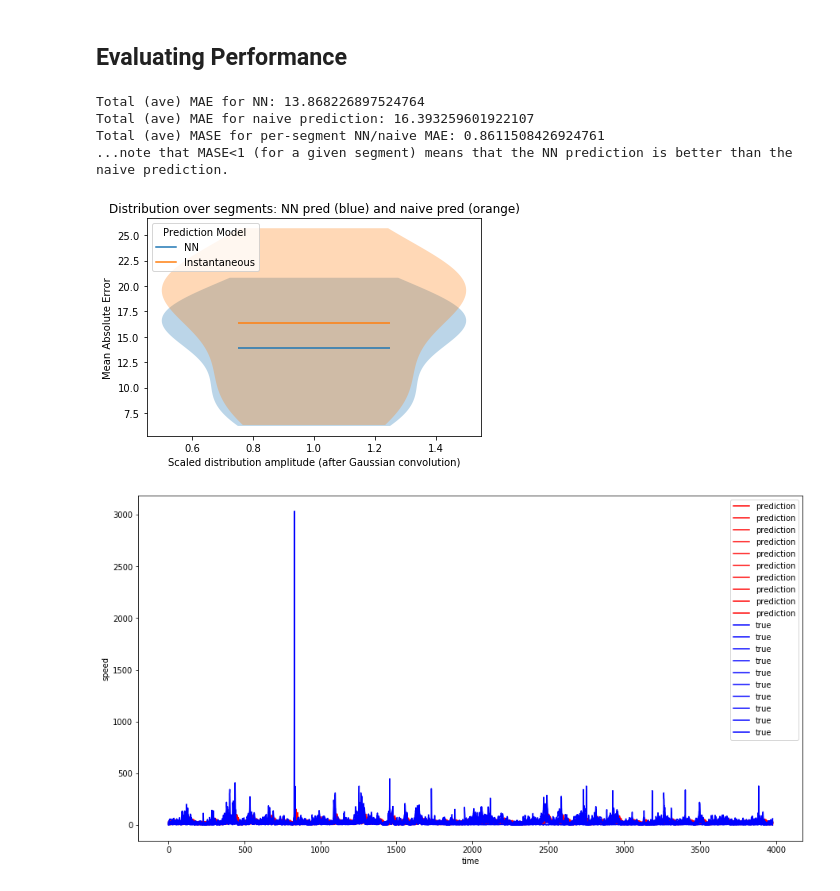
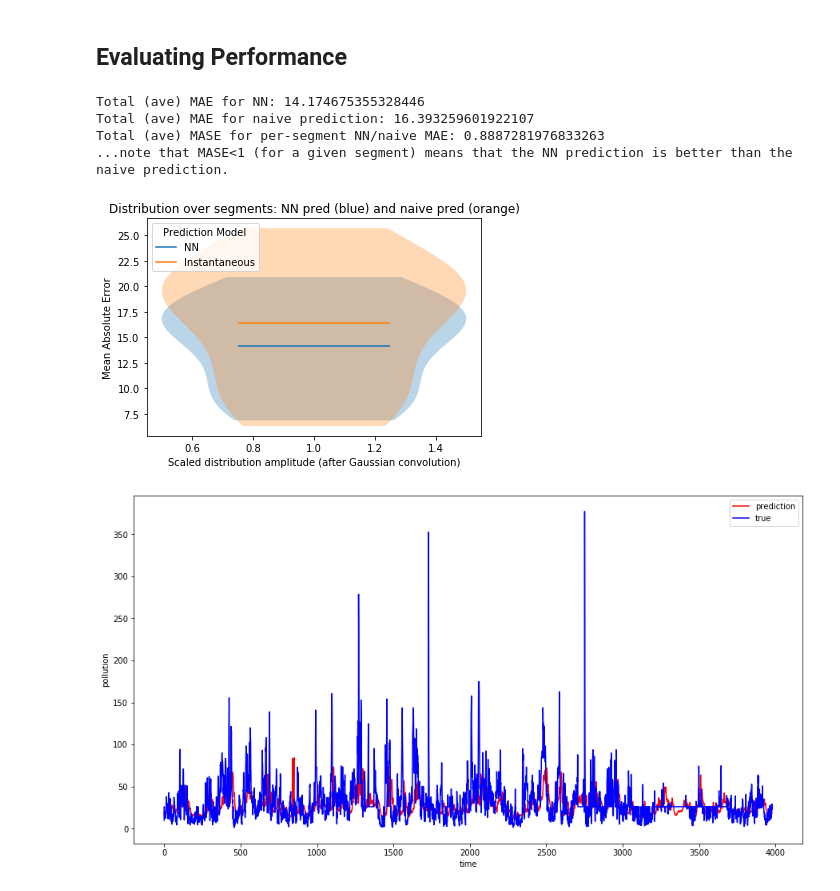
Before and after one commit to kadirkaynak/air-quality-prediction, a Jupyter notebook: GCN_LSTM_Univariate_Example_kadir.ipynb, the cells around one changed output. Cells and saved outputs as stored; diff of their text form; code cells hidden in the pictures.

```diff
--- a/GCN_LSTM_Univariate_Example_kadir.ipynb
+++ b/GCN_LSTM_Univariate_Example_kadir.ipynb
@@ -197,30 +197,46 @@ print(testY.shape)
 ## Creating the GCN LSTM Model
 # %%
 ## GCN and LSTM Model
+
+## GCN and LSTM Model
+gc_layer_sizes = [16, 10]
+gc_activations = ["relu", "relu"]
+lstm_layer_sizes = [200, 200]
+lstm_activations = ["tanh", "tanh"]
+
 gcn_lstm = GCN_LSTM(
     seq_len=seq_len,
     adj=dfSensor,
-    gc_layer_sizes=[16, 10],
-    gc_activations=["relu", "relu"],
-    lstm_layer_sizes=[200, 200],
-    lstm_activations=["tanh", "tanh"],
+    gc_layer_sizes=gc_layer_sizes,
+    gc_activations=gc_activations,
+    lstm_layer_sizes=lstm_layer_sizes,
+    lstm_activations=lstm_activations,
 )
 # %%
 x_input, x_output = gcn_lstm.in_out_tensors()
 # %%
 model = Model(inputs=x_input, outputs=x_output)
 # %%
-model.compile(optimizer="adam", loss="mae", metrics=["mse"])
+optimizer = "adam"
+loss = "mae"
+metrics = ["mse"]
+
+model.compile(optimizer=optimizer, loss=loss, metrics=metrics)
 # %%
 start_time = time.time()
+
+n_epochs = 100
+batch_size = 60
+shuffle = True
+verbose = 0
 
 history = model.fit(
     trainX,
     trainY,
-    epochs=100,
-    batch_size=60,
-    shuffle=True,
-    verbose=0,
+    epochs=n_epochs,
+    batch_size=batch_size,
+    shuffle=shuffle,
+    verbose=verbose,
     validation_data=(testX, testY),
 )
 
@@ -322,9 +338,9 @@ print(
     "...note that MASE<1 (for a given segment) means that the NN prediction is better than the naive prediction."
 )
 # %% [output]
-Total (ave) MAE for NN: 13.868226897524764
+Total (ave) MAE for NN: 14.174675355328446
 Total (ave) MAE for naive prediction: 16.393259601922107
-Total (ave) MASE for per-segment NN/naive MAE: 0.8611508426924761
+Total (ave) MASE for per-segment NN/naive MAE: 0.8887281976833263
 ...note that MASE<1 (for a given segment) means that the NN prediction is better than the naive prediction.
 # %%
 # plot violin plot of MAE for naive and NN predictions
@@ -348,18 +364,18 @@ ax.set_title("Distribution over segments: NN pred (blue) and naive pred (orange)
 plt.legend(handles=(line1, line2), title="Prediction Model", loc=2)
 plt.show()
 # %% [output]
-[figure, old version]
+[figure, new version]
 # %%
 ##all test result visualization
 fig1 = plt.figure(figsize=(15, 8))
 #    ax1 = fig1.add_subplot(1,1,1)
-a_pred = test_rescpred
-a_true = test_rescref
+a_pred = test_rescpred[:, 9]
+a_true = test_rescref[:, 9]
 plt.plot(a_pred, "r-", label="prediction")
 plt.plot(a_true, "b-", label="true")
 plt.xlabel("time")
-plt.ylabel("speed")
+plt.ylabel("pollution")
 plt.legend(loc="best", fontsize=10)
 plt.show()
 # %% [output]
-[figure, old version]
+[figure, new version]
```
Also changed, not shown: parts of 6 cells of this notebook, 3 other files.
